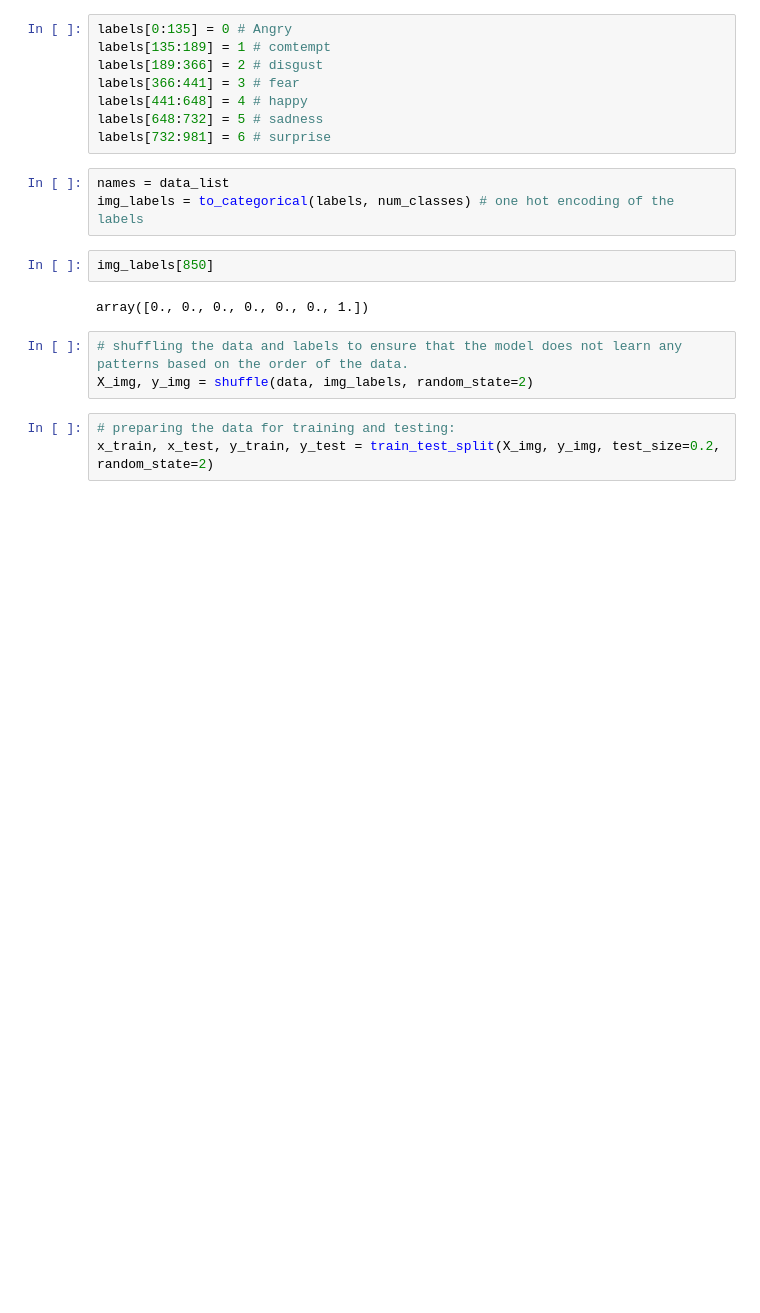
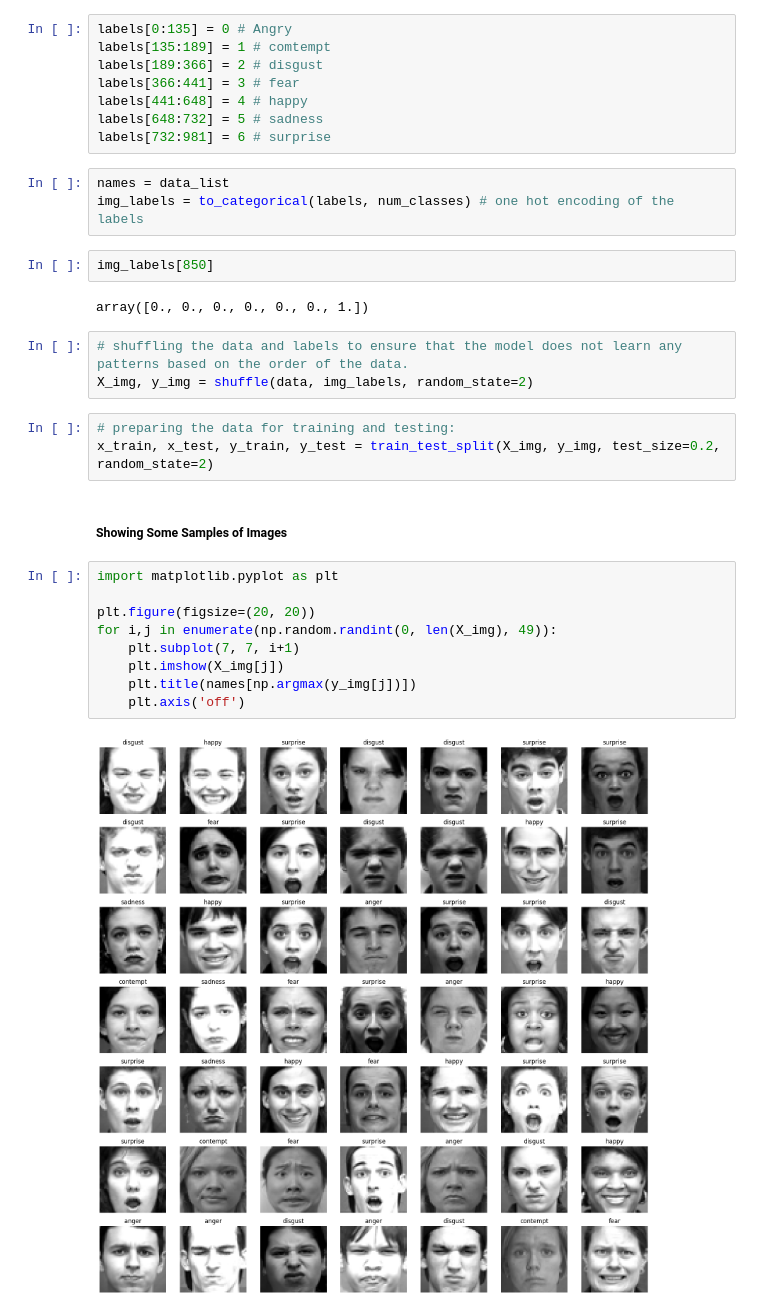
Before and after one commit to Muh-7/AI-Machine-Learning-Projects, a Jupyter notebook: 05_Human_Emotion_Detection_from_images/human_emotion_detection_from_images.ipynb, the cells around one changed output. Drawn from its saved outputs; the diff is of its cells as text; blank space fills up the shorter version.

Commit message:
Show samples of Images

```diff
--- a/05_Human_Emotion_Detection_from_images/human_emotion_detection_from_images.ipynb
+++ b/05_Human_Emotion_Detection_from_images/human_emotion_detection_from_images.ipynb
@@ -80,3 +80,16 @@ X_img, y_img = shuffle(data, img_labels, random_state=2)
 # %%
 # preparing the data for training and testing:
 x_train, x_test, y_train, y_test = train_test_split(X_img, y_img, test_size=0.2, random_state=2)
+# %% [markdown]
+##### Showing Some Samples of Images
+# %%
+import matplotlib.pyplot as plt
+
+plt.figure(figsize=(20, 20))
+for i,j in enumerate(np.random.randint(0, len(X_img), 49)):
+    plt.subplot(7, 7, i+1)
+    plt.imshow(X_img[j])
+    plt.title(names[np.argmax(y_img[j])])
+    plt.axis('off')
+# %% [output]
+[figure, added]
```
